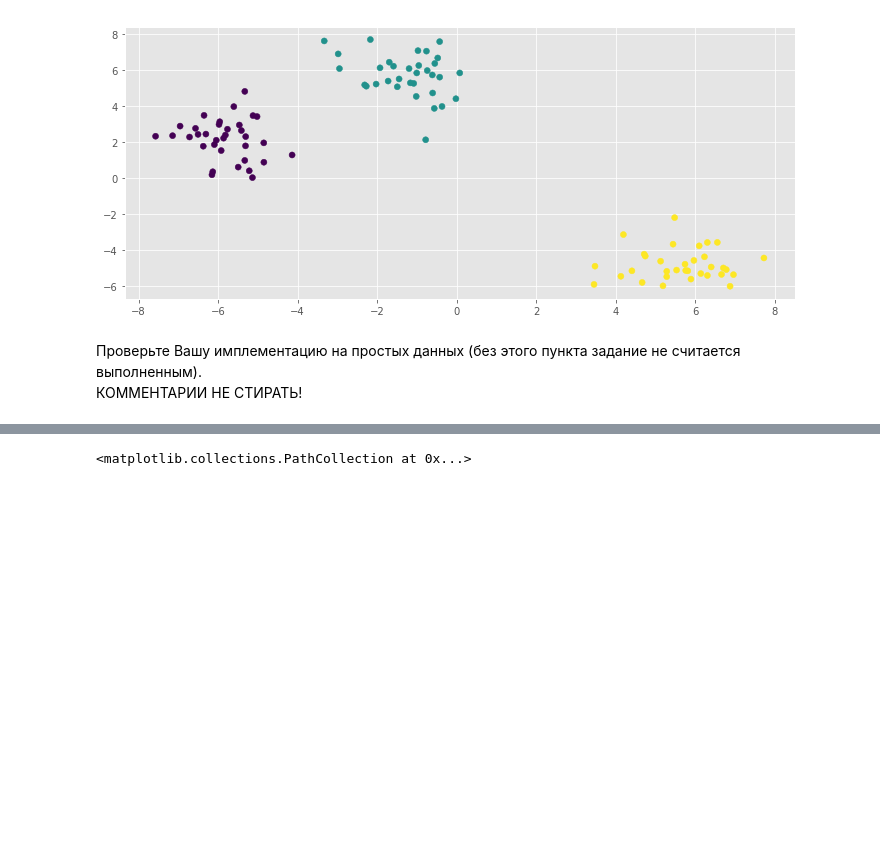
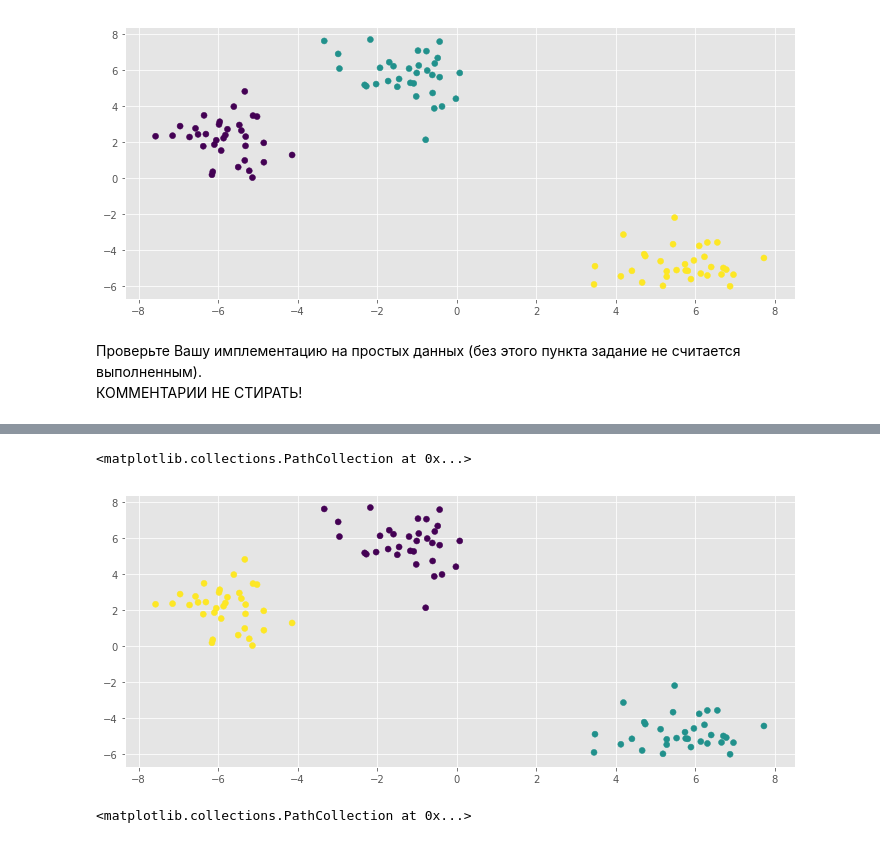
Before and after one commit to vengodelsur/technosphere, a Jupyter notebook: kuznetsova_hw1-kmeans-features.ipynb, the cells around one changed output, grey strips where cells are left out. Cells and saved outputs as stored; diff of their text form; code cells hidden in the pictures; blank space fills up the shorter version.

```diff
--- a/kuznetsova_hw1-kmeans-features.ipynb
+++ b/kuznetsova_hw1-kmeans-features.ipynb
@@ -581,3 +611,12 @@ plt.scatter(X[:,0], X[:, 1], c = y_pred)
+# %%
+## Работоспособность KMeans++
+model = Kmeans(k=3, random_state=7, init = 'kmeans')
+model.fit(X, y)
+y_pred = model.predict(X)
+plt.scatter(X[:,0], X[:, 1], c = y_pred)
+# %% [output]
+<matplotlib.collections.PathCollection at 0x...>
+[figure, added]
 # %%
 ## Работоспособность KMeans с MiniBatchKMeans
 model = MiniBatchKMeans(k=3, random_state=17, batch_size = 20)
```
Also changed, not shown: parts of 4 cells of this notebook.
